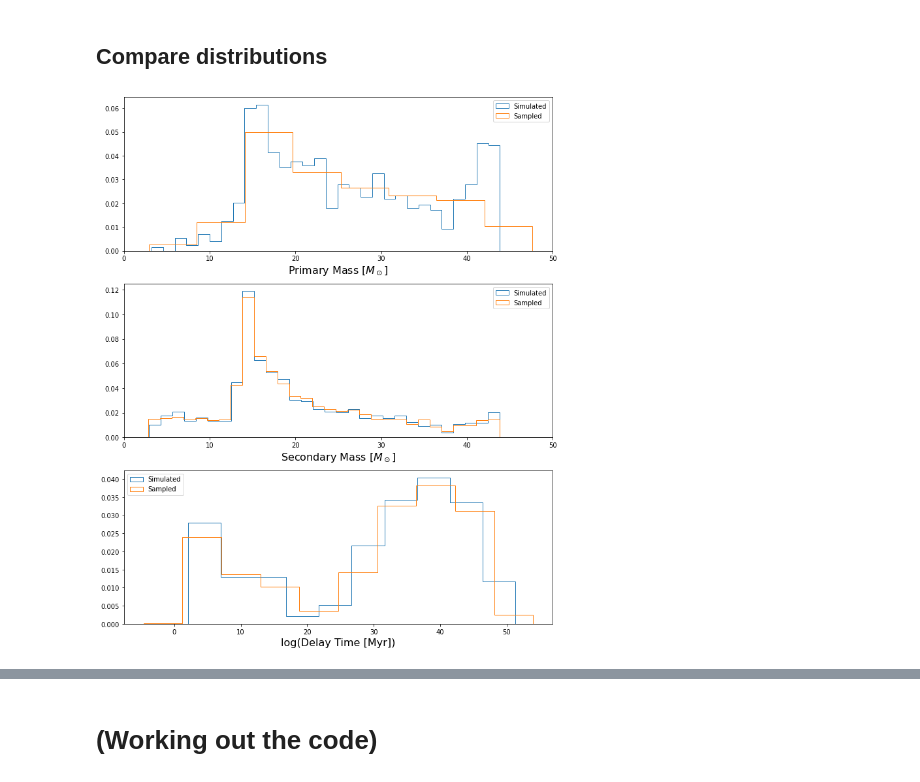
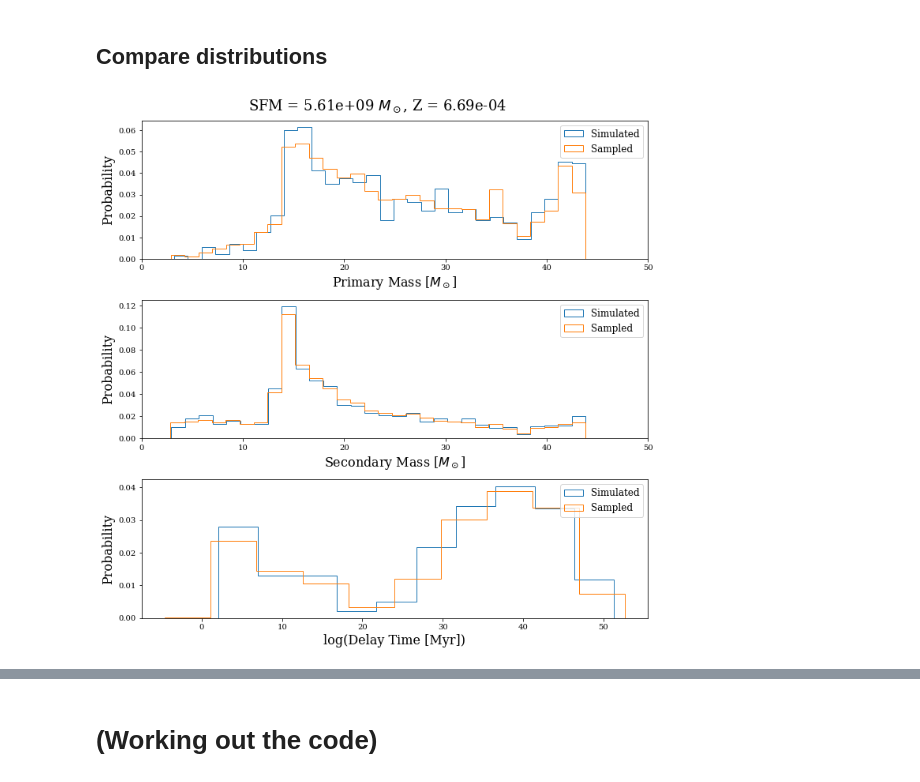
Before and after one commit to veome22/cosmo_bh, a Jupyter notebook: draw_bbhs.ipynb, the cells around one changed output, grey strips where cells are left out. Drawn from its saved outputs; the diff is of its cells as text; code cells hidden in the pictures.

```diff
--- a/draw_bbhs.ipynb
+++ b/draw_bbhs.ipynb
@@ -16,6 +16,9 @@ from matplotlib.animation import FuncAnimation
 
 import seaborn as sns
 import json
+# %%
+from matplotlib import rcParams
+rcParams['font.family'] = 'serif'
 # %%
 from cosmo_bbh_tools import cosmo_bbh_tools as cbt
 # %%
@@ -147,6 +150,9 @@ M2_SIMULATED = M2_BBH_ALL[sim_index]
 DELAY_TIME_SIMULATED = DELAY_TIMES_BBH_ALL[sim_index]
 # %%
 M1_SAMPLED, M2_SAMPLED, DELAY_TIME_SAMPLED = cbt.sample_bbh_from_sfm_met(SFM, MET, sfm, metallicities, met_sfm_to_n_bbh, M1_BBH_METS, M2_BBH_METS, DELAY_TIMES_METS)
+# %%
+M1_SAMPLED_TRIMMED = [x for x in M1_SAMPLED if x <= 50.] # trim values larger than 50 M_sol for plots
+M2_SAMPLED_TRIMMED = [x for x in M2_SAMPLED if x <= 50.] # trim values larger than 50 M_sol for plots
 # %%
 print(f'Simulated population size: {len(M1_SIMULATED)}')
 print(f'Sampled population size: {len(M1_SAMPLED)}')
@@ -159,33 +165,42 @@ Sampled population size: 94896
 from scipy.stats.kde import gaussian_kde
 from numpy import linspace
 # %%
-fig, (ax1, ax2, ax3) = plt.subplots(3, 1, figsize=(10,12))
+fig, (ax1, ax2, ax3) = plt.subplots(3, 1, figsize=(10,10))
+
+fig.suptitle(f"SFM = {SFM:.2e} $M_\odot$, Z = {MET:.2e}", fontsize=18)
 
 bins = 30
 
 ax1.hist(M1_SIMULATED, bins=bins, histtype='step', density=True, label=f'Simulated')
-ax1.hist(M1_SAMPLED, bins=bins, histtype='step', density=True, label=f'Sampled')
+# ax1.hist(M1_SAMPLED, bins=bins, histtype='step', density=True, label=f'Sampled')
+ax1.hist(M1_SAMPLED_TRIMMED, bins=bins, histtype='step', density=True, label=f'Sampled')
+
 ax1.set_xlabel("Primary Mass [$M_\odot$]", fontsize=16)
+ax1.set_ylabel("Probability", fontsize=16)
+
 ax1.set_xlim(0,50)
-ax1.legend()
+ax1.legend(fontsize=12)
 
 ax2.hist(M2_SIMULATED, bins=bins, histtype='step', density=True, label=f'Simulated')
-ax2.hist(M2_SAMPLED, bins=bins, histtype='step', density=True, label=f'Sampled')
+# ax2.hist(M2_SAMPLED, bins=bins, histtype='step', density=True, label=f'Sampled')
+ax2.hist(M2_SAMPLED_TRIMMED, bins=bins, histtype='step', density=True, label=f'Sampled')
 ax2.set_xlabel("Secondary Mass [$M_\odot$]", fontsize=16)
 ax2.set_xlim(0,50)
-ax2.legend()
+ax2.legend(fontsize=12)
+ax2.set_ylabel("Probability", fontsize=16)
 
 
 ax3.hist(np.log(DELAY_TIME_SIMULATED), histtype='step', density=True, label=f'Simulated')
 ax3.hist(np.log(DELAY_TIME_SAMPLED), histtype='step', density=True, label=f'Sampled')
 
 ax3.set_xlabel("log(Delay Time [Myr])", fontsize=16)
-ax3.legend()
+ax3.legend(fontsize=12)
+ax3.set_ylabel("Probability", fontsize=16)
 
 plt.tight_layout()
 plt.show()
 # %% [output]
-[figure, old version]
+[figure, new version]
 # %%
 def plot_kde(SIMULATED, SAMPLED, xlabel, N_kde = 200):
     f, ax= plt.subplots(1, 1,  figsize=(10,6))
```
Also changed, not shown: parts of 14 cells of this notebook.
